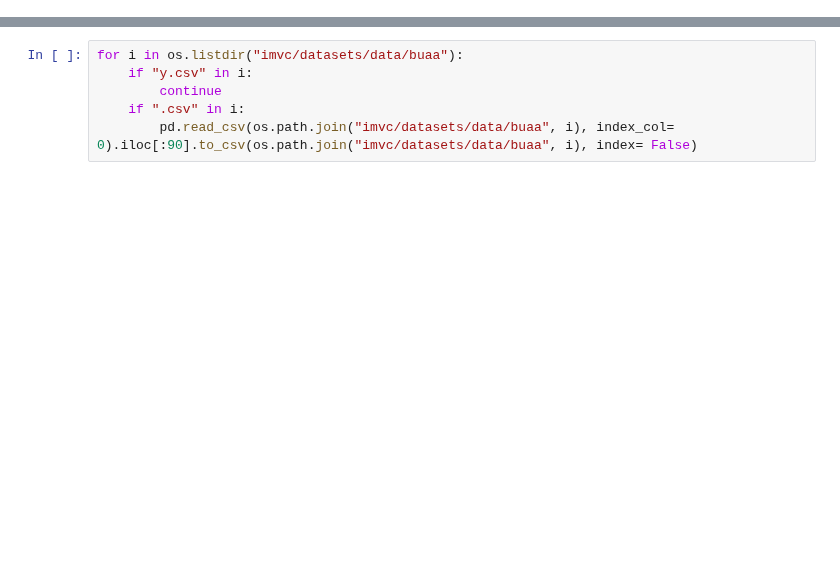
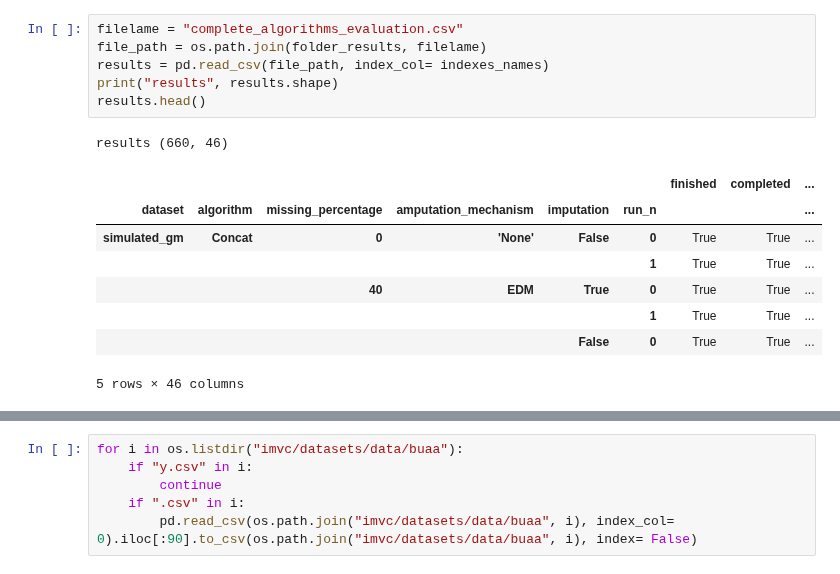
Before and after one commit to RafRomB/imml, a Jupyter notebook: Untitled.ipynb, the cells around one changed output, grey strips where cells are left out. Drawn from its saved outputs; the diff is of its cells as text; blank space fills up the shorter version.

```diff
--- a/Untitled.ipynb
+++ b/Untitled.ipynb
@@ -281,0 +160,16 @@ unfinished_results.drop(unfinished_results.loc[["bbcsport"]].xs(0, level=2, drop
+# %%
+filelame = "complete_algorithms_evaluation.csv"
+file_path = os.path.join(folder_results, filelame)
+results = pd.read_csv(file_path, index_col= indexes_names)
+print("results", results.shape)
+results.head()
+# %% [output]
+results (660, 46)
+|  |  |  |  |  |  | finished | completed | ... |
+| dataset | algorithm | missing_percentage | amputation_mechanism | imputation | run_n |  |  | ... |
+| simulated_gm | Concat | 0 | 'None' | False | 0 | True | True | ... |
+|  |  |  |  |  | 1 | True | True | ... |
+|  |  | 40 | EDM | True | 0 | True | True | ... |
+|  |  |  |  |  | 1 | True | True | ... |
+|  |  |  |  | False | 0 | True | True | ... |
+5 rows × 46 columns
```
Also changed, not shown: parts of 184 cells of this notebook, 10 other files.
